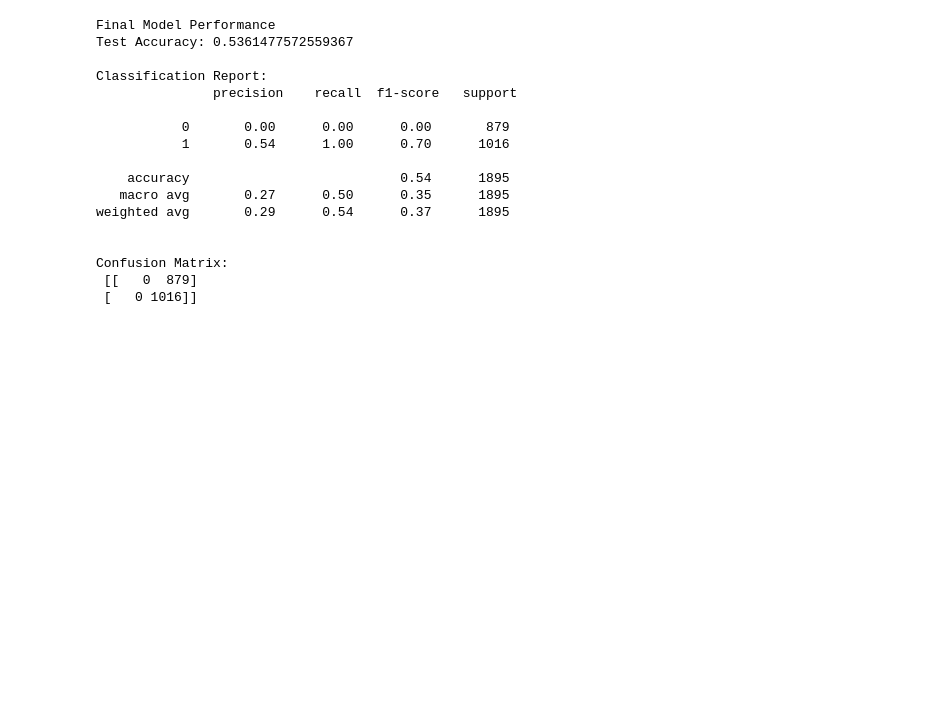
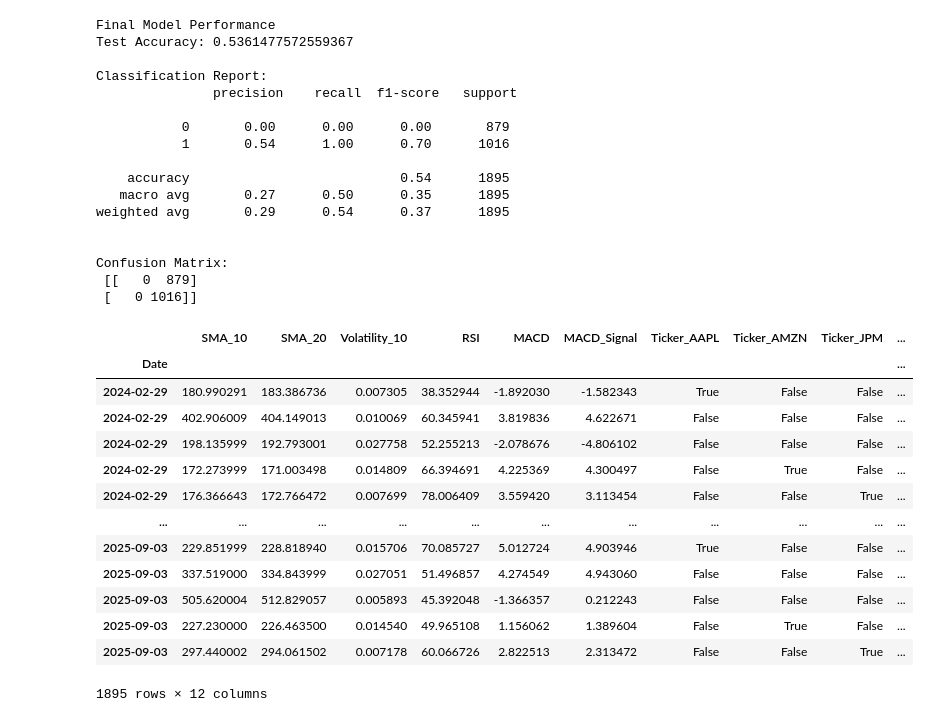
Before and after one commit to Anshul2110/portfolio_optimization_ML, a Jupyter notebook: Notebooks/modelling.ipynb, the cells around one changed output. Saved outputs shown, nothing was run; the diff lists cells and outputs as text; code cells hidden in the pictures; blank space fills up the shorter version.

```diff
--- a/Notebooks/modelling.ipynb
+++ b/Notebooks/modelling.ipynb
@@ -137,6 +147,30 @@ weighted avg       0.29      0.54      0.37      1895
 Confusion Matrix:
  [[   0  879]
  [   0 1016]]
+# %%
+# Step 1: Melt ticker columns back into long format
+ticker_cols = [c for c in X_test.columns if c.startswith("Ticker_")]
+
+# Get ticker name for each row
+X_test_long = X_test.copy()
+X_test_long["Ticker"] = X_test_long[ticker_cols].idxmax(axis=1).str.replace("Ticker_", "")
+# %%
+X_test_long
+# %% [output]
+|  | SMA_10 | SMA_20 | Volatility_10 | RSI | MACD | MACD_Signal | Ticker_AAPL | Ticker_AMZN | Ticker_JPM | ... |
+| Date |  |  |  |  |  |  |  |  |  | ... |
+| 2024-02-29 | 180.990291 | 183.386736 | 0.007305 | 38.352944 | -1.892030 | -1.582343 | True | False | False | ... |
+| 2024-02-29 | 402.906009 | 404.149013 | 0.010069 | 60.345941 | 3.819836 | 4.622671 | False | False | False | ... |
+| 2024-02-29 | 198.135999 | 192.793001 | 0.027758 | 52.255213 | -2.078676 | -4.806102 | False | False | False | ... |
+| 2024-02-29 | 172.273999 | 171.003498 | 0.014809 | 66.394691 | 4.225369 | 4.300497 | False | True | False | ... |
+| 2024-02-29 | 176.366643 | 172.766472 | 0.007699 | 78.006409 | 3.559420 | 3.113454 | False | False | True | ... |
+| ... | ... | ... | ... | ... | ... | ... | ... | ... | ... | ... |
+| 2025-09-03 | 229.851999 | 228.818940 | 0.015706 | 70.085727 | 5.012724 | 4.903946 | True | False | False | ... |
+| 2025-09-03 | 337.519000 | 334.843999 | 0.027051 | 51.496857 | 4.274549 | 4.943060 | False | False | False | ... |
+| 2025-09-03 | 505.620004 | 512.829057 | 0.005893 | 45.392048 | -1.366357 | 0.212243 | False | False | False | ... |
+| 2025-09-03 | 227.230000 | 226.463500 | 0.014540 | 49.965108 | 1.156062 | 1.389604 | False | True | False | ... |
+| 2025-09-03 | 297.440002 | 294.061502 | 0.007178 | 60.066726 | 2.822513 | 2.313472 | False | False | True | ... |
+1895 rows × 12 columns
 # %%
 # Getting predicted probabilities (for portfolio optimization)
 
```
Also changed, not shown: parts of 6 cells of this notebook, 1 other file.
